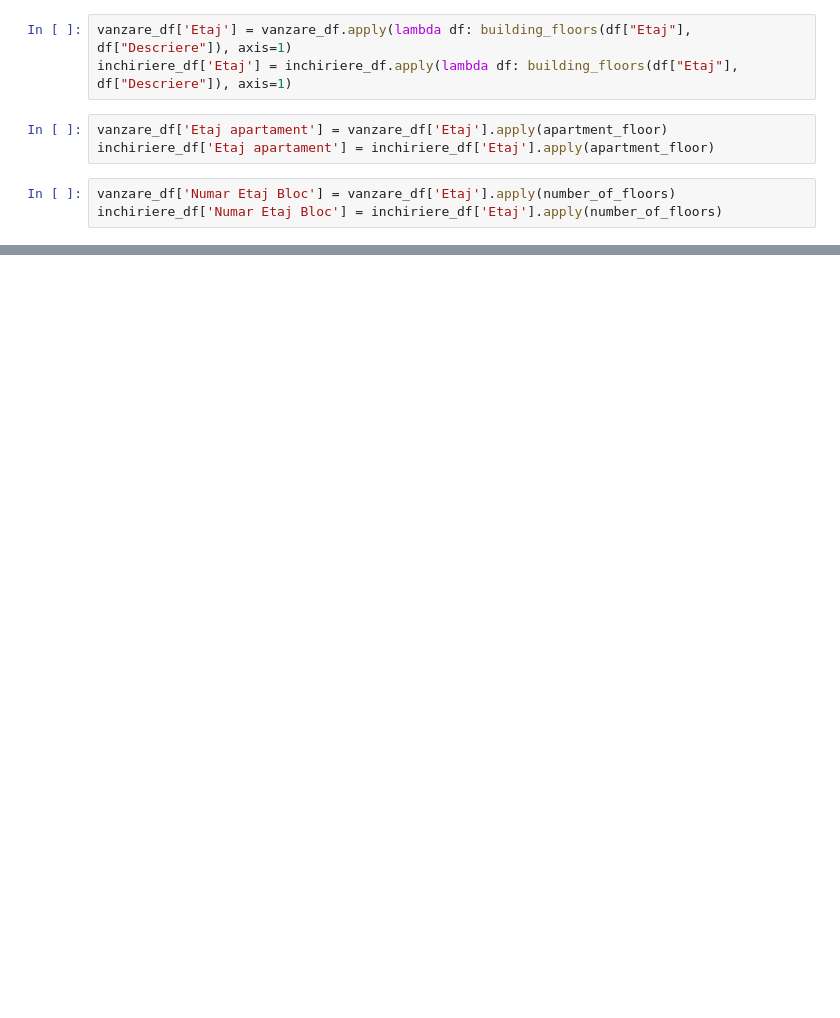
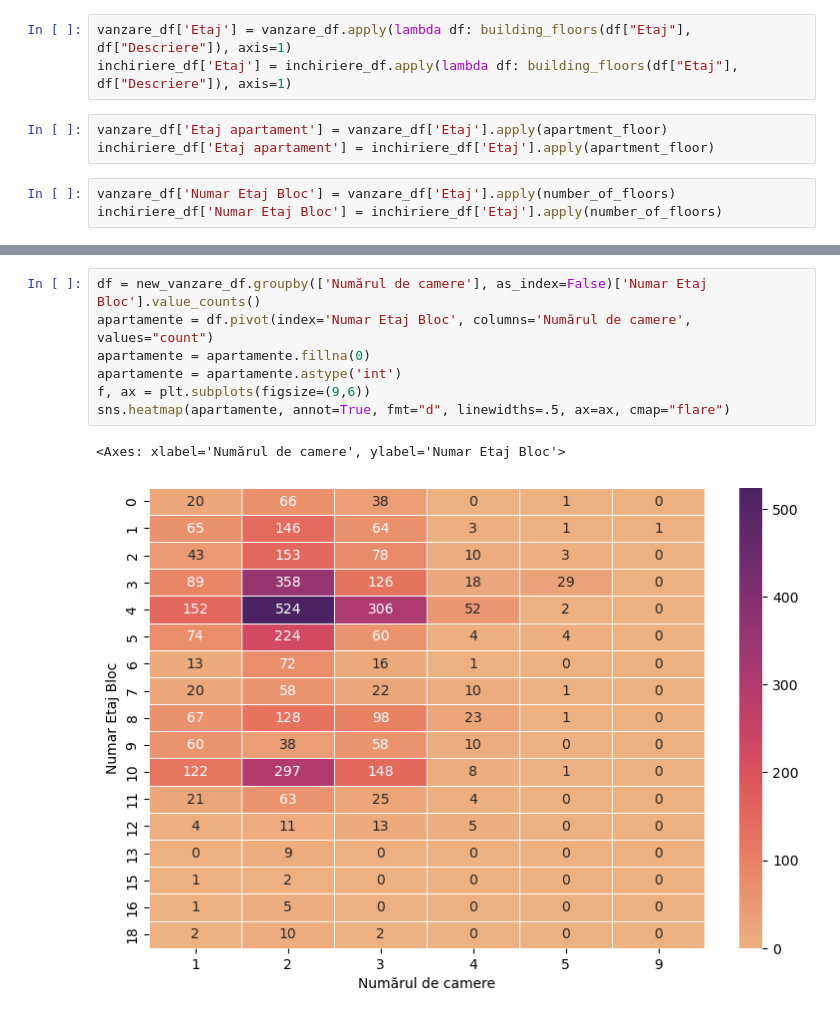
Before and after one commit to NextFriday27134/Tabelare, a Jupyter notebook: Proiect_Tabelare_si_Vizualizare.ipynb, the cells around one changed output, grey strips where cells are left out. Drawn from its saved outputs; the diff is of its cells as text; blank space fills up the shorter version.

```diff
--- a/Proiect_Tabelare_si_Vizualizare.ipynb
+++ b/Proiect_Tabelare_si_Vizualizare.ipynb
@@ -217,0 +393,10 @@ array([2015, 1989, 2001, 2023, 2022, 1970, 2026, 2018, 1997,    0, 2008,
+# %%
+df = new_vanzare_df.groupby(['Numărul de camere'], as_index=False)['Numar Etaj Bloc'].value_counts()
+apartamente = df.pivot(index='Numar Etaj Bloc', columns='Numărul de camere', values="count")
+apartamente = apartamente.fillna(0)
+apartamente = apartamente.astype('int')
+f, ax = plt.subplots(figsize=(9,6))
+sns.heatmap(apartamente, annot=True, fmt="d", linewidths=.5, ax=ax, cmap="flare")
+# %% [output]
+<Axes: xlabel='Numărul de camere', ylabel='Numar Etaj Bloc'>
+[figure, added]
```
Also changed, not shown: parts of 55 cells of this notebook, 1 other file.
